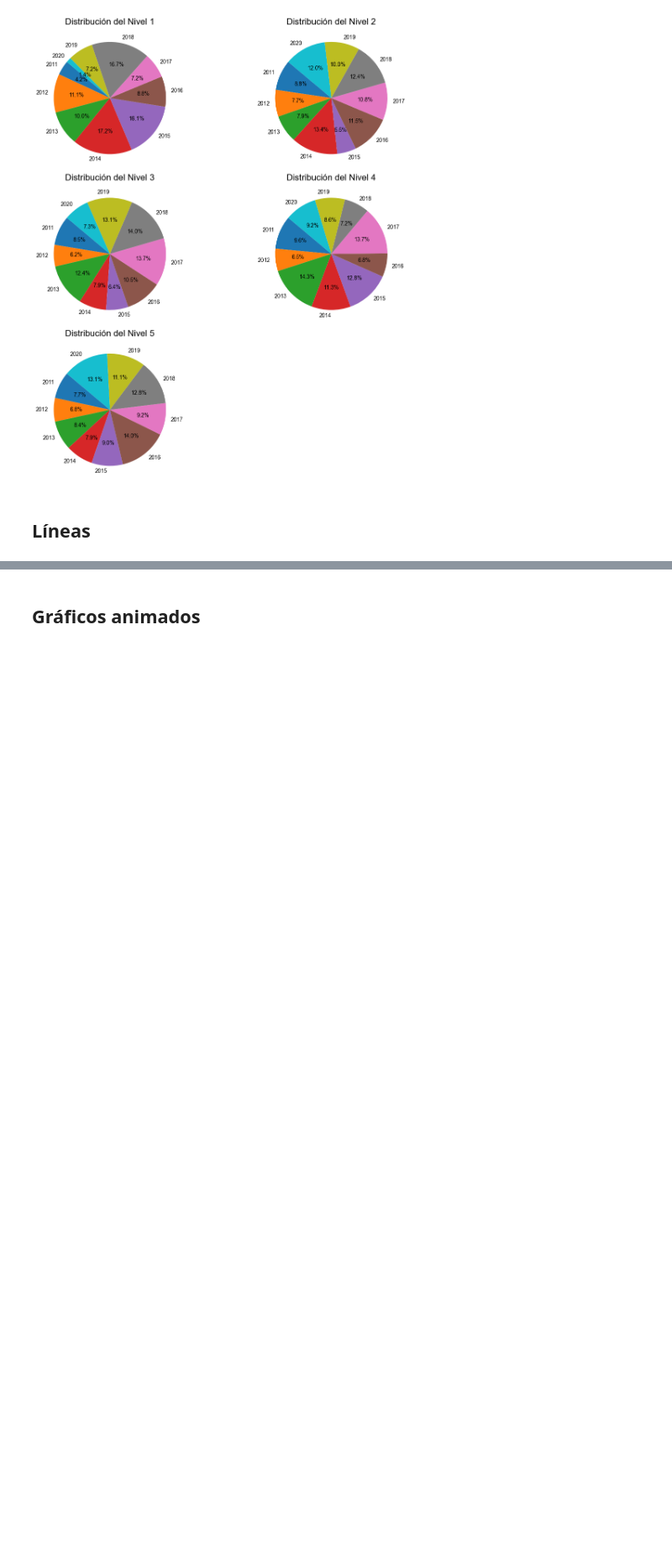
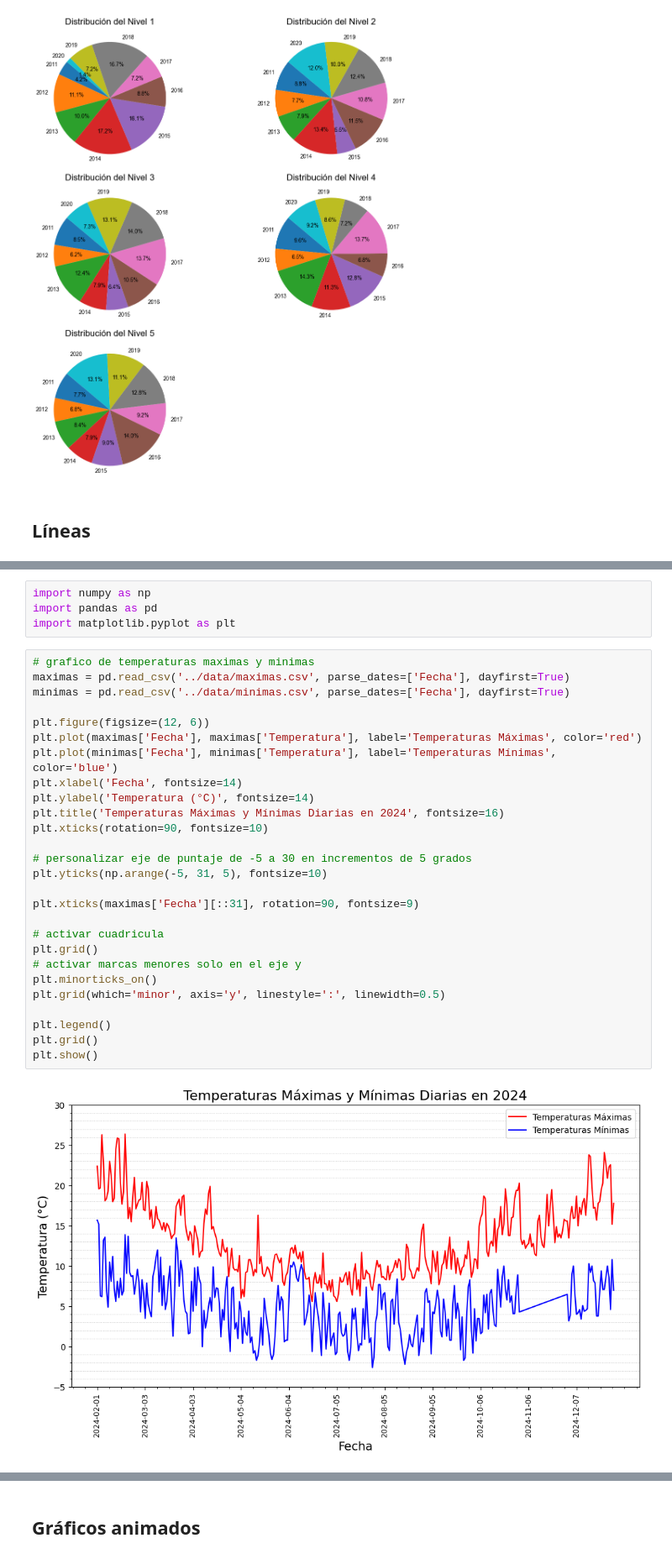
Before and after one commit to paranedagarcia/Data-Science, a Jupyter notebook: Visualizacion/Matplotlib.ipynb, the cells around one changed output, grey strips where cells are left out. Shown at 84% size. Cells and saved outputs as stored; diff of their text form; blank space fills up the shorter version.

```diff
--- a/Visualizacion/Matplotlib.ipynb
+++ b/Visualizacion/Matplotlib.ipynb
@@ -180,0 +234,33 @@ plt.show()
+# %%
+import numpy as np
+import pandas as pd
+import matplotlib.pyplot as plt
+# %%
+# grafico de temperaturas maximas y minimas
+maximas = pd.read_csv('../data/maximas.csv', parse_dates=['Fecha'], dayfirst=True)
+minimas = pd.read_csv('../data/minimas.csv', parse_dates=['Fecha'], dayfirst=True)
+
+plt.figure(figsize=(12, 6))
+plt.plot(maximas['Fecha'], maximas['Temperatura'], label='Temperaturas Máximas', color='red')
+plt.plot(minimas['Fecha'], minimas['Temperatura'], label='Temperaturas Mínimas', color='blue')
+plt.xlabel('Fecha', fontsize=14)
+plt.ylabel('Temperatura (°C)', fontsize=14)
+plt.title('Temperaturas Máximas y Mínimas Diarias en 2024', fontsize=16)
+plt.xticks(rotation=90, fontsize=10)
+
+# personalizar eje de puntaje de -5 a 30 en incrementos de 5 grados
+plt.yticks(np.arange(-5, 31, 5), fontsize=10)
+
+plt.xticks(maximas['Fecha'][::31], rotation=90, fontsize=9)
+
+# activar cuadricula
+plt.grid()
+# activar marcas menores solo en el eje y
+plt.minorticks_on()
+plt.grid(which='minor', axis='y', linestyle=':', linewidth=0.5)
+
+plt.legend()
+plt.grid()
+plt.show()
+# %% [output]
+[figure, added]
```
Also changed, not shown: parts of 10 cells of this notebook, 6 other files.
